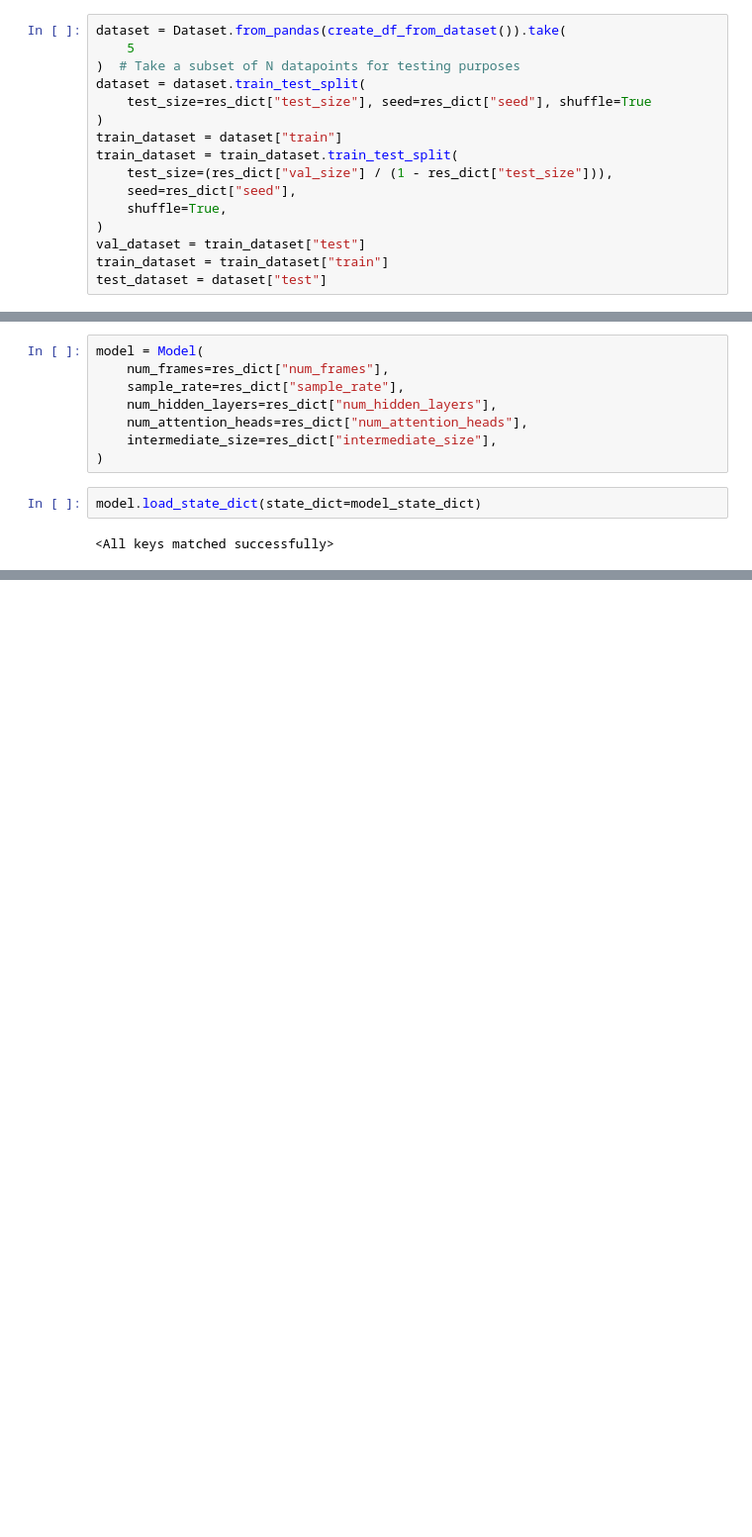
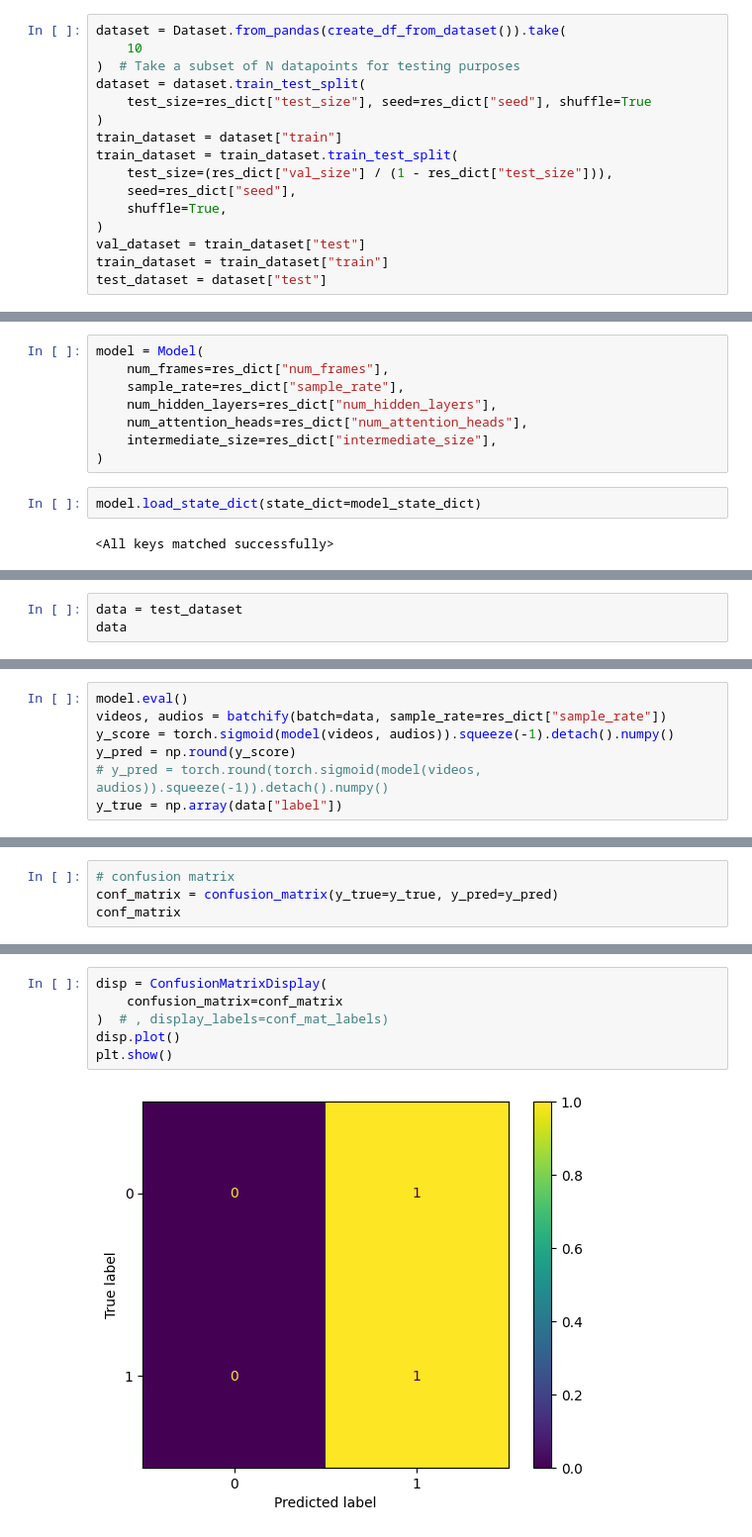
Before and after one commit to DanNguyen1/DL-project, a Jupyter notebook: visualization.ipynb, the cells around one changed output, grey strips where cells are left out. Shown at 99% size. Saved outputs shown, nothing was run; the diff lists cells and outputs as text; blank space fills up the shorter version.

```diff
--- a/visualization.ipynb
+++ b/visualization.ipynb
@@ -54,7 +66,7 @@ array([0, 1, 2])
 ## Recreate original dataset
 # %%
 dataset = Dataset.from_pandas(create_df_from_dataset()).take(
-    5
+    10
 )  # Take a subset of N datapoints for testing purposes
 dataset = dataset.train_test_split(
     test_size=res_dict["test_size"], seed=res_dict["seed"], shuffle=True
@@ -106,0 +125,3 @@ model.load_state_dict(state_dict=model_state_dict)
+# %%
+data = test_dataset
+data
@@ -106,0 +133,7 @@ model.load_state_dict(state_dict=model_state_dict)
+# %%
+model.eval()
+videos, audios = batchify(batch=data, sample_rate=res_dict["sample_rate"])
+y_score = torch.sigmoid(model(videos, audios)).squeeze(-1).detach().numpy()
+y_pred = np.round(y_score)
+# y_pred = torch.round(torch.sigmoid(model(videos, audios)).squeeze(-1)).detach().numpy()
+y_true = np.array(data["label"])
@@ -106,0 +150,4 @@ model.load_state_dict(state_dict=model_state_dict)
+# %%
+# confusion matrix
+conf_matrix = confusion_matrix(y_true=y_true, y_pred=y_pred)
+conf_matrix
@@ -106,0 +157,8 @@ model.load_state_dict(state_dict=model_state_dict)
+# %%
+disp = ConfusionMatrixDisplay(
+    confusion_matrix=conf_matrix
+)  # , display_labels=conf_mat_labels)
+disp.plot()
+plt.show()
+# %% [output]
+[figure, added]
```
Also changed, not shown: parts of 16 cells of this notebook, 1 other file.
